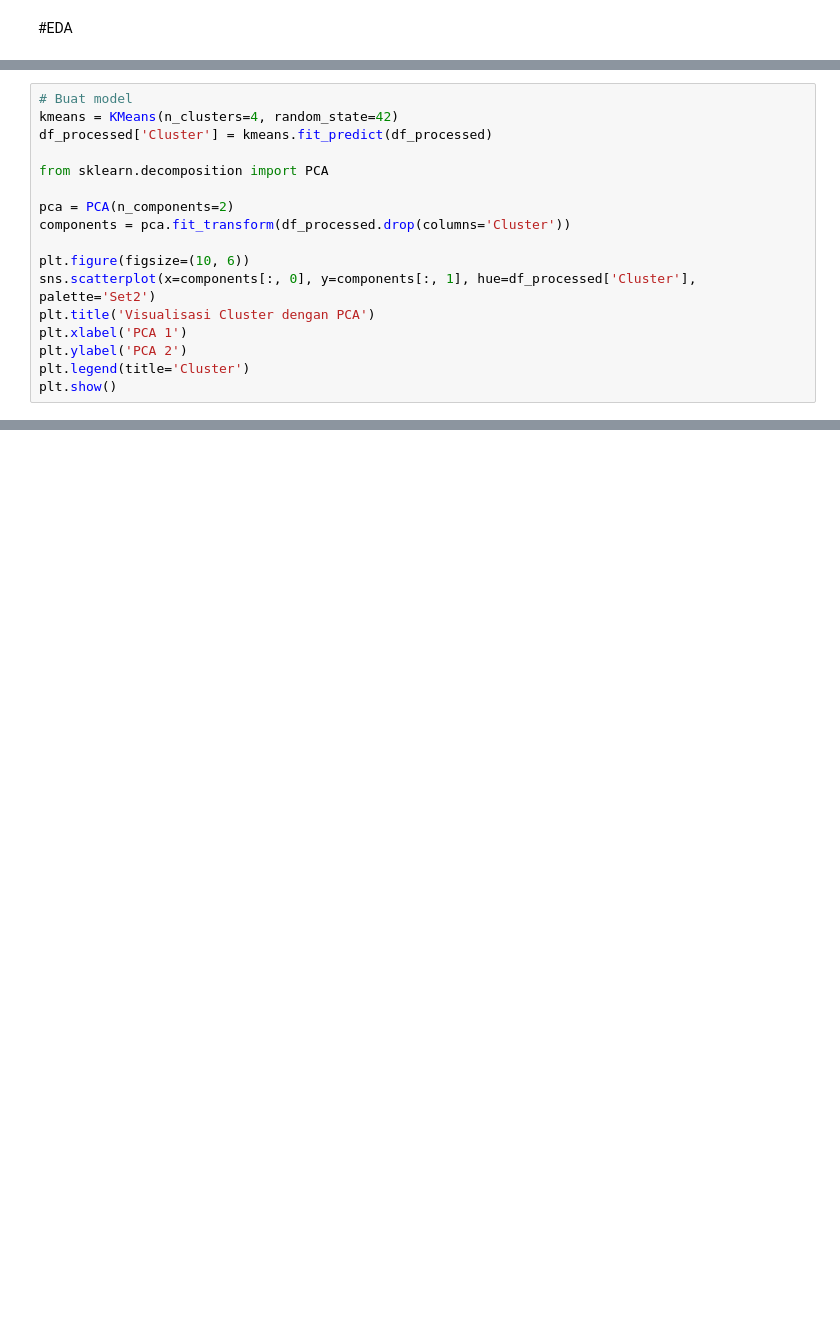
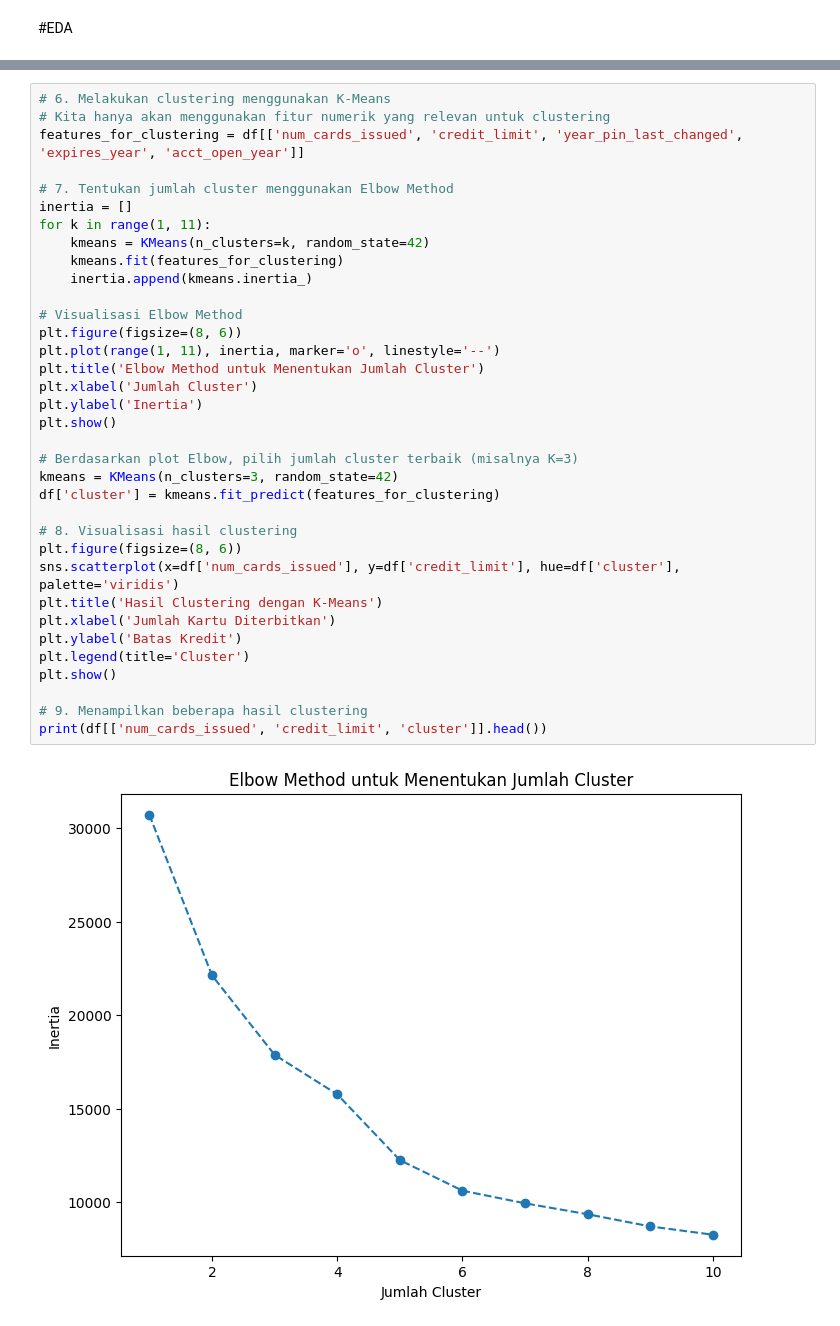
Before and after one commit to ihyaulumuddin044/machineLearning, a Jupyter notebook: prototype_cluster.ipynb, the cells around one changed output, grey strips where cells are left out. Cells and saved outputs as stored; diff of their text form; blank space fills up the shorter version.

```diff
--- a/prototype_cluster.ipynb
+++ b/prototype_cluster.ipynb
@@ -209,17 +150,0 @@ df_processed.head()
-# %%
-# Buat model
-kmeans = KMeans(n_clusters=4, random_state=42)
-df_processed['Cluster'] = kmeans.fit_predict(df_processed)
-
-from sklearn.decomposition import PCA
-
-pca = PCA(n_components=2)
-components = pca.fit_transform(df_processed.drop(columns='Cluster'))
-
-plt.figure(figsize=(10, 6))
-sns.scatterplot(x=components[:, 0], y=components[:, 1], hue=df_processed['Cluster'], palette='Set2')
-plt.title('Visualisasi Cluster dengan PCA')
-plt.xlabel('PCA 1')
-plt.ylabel('PCA 2')
-plt.legend(title='Cluster')
-plt.show()
@@ -326,0 +218,37 @@ plt.show()
+# %%
+# 6. Melakukan clustering menggunakan K-Means
+# Kita hanya akan menggunakan fitur numerik yang relevan untuk clustering
+features_for_clustering = df[['num_cards_issued', 'credit_limit', 'year_pin_last_changed', 'expires_year', 'acct_open_year']]
+
+# 7. Tentukan jumlah cluster menggunakan Elbow Method
+inertia = []
+for k in range(1, 11):
+    kmeans = KMeans(n_clusters=k, random_state=42)
+    kmeans.fit(features_for_clustering)
+    inertia.append(kmeans.inertia_)
+
+# Visualisasi Elbow Method
+plt.figure(figsize=(8, 6))
+plt.plot(range(1, 11), inertia, marker='o', linestyle='--')
+plt.title('Elbow Method untuk Menentukan Jumlah Cluster')
+plt.xlabel('Jumlah Cluster')
+plt.ylabel('Inertia')
+plt.show()
+
+# Berdasarkan plot Elbow, pilih jumlah cluster terbaik (misalnya K=3)
+kmeans = KMeans(n_clusters=3, random_state=42)
+df['cluster'] = kmeans.fit_predict(features_for_clustering)
+
+# 8. Visualisasi hasil clustering
+plt.figure(figsize=(8, 6))
+sns.scatterplot(x=df['num_cards_issued'], y=df['credit_limit'], hue=df['cluster'], palette='viridis')
+plt.title('Hasil Clustering dengan K-Means')
+plt.xlabel('Jumlah Kartu Diterbitkan')
+plt.ylabel('Batas Kredit')
+plt.legend(title='Cluster')
+plt.show()
+
+# 9. Menampilkan beberapa hasil clustering
+print(df[['num_cards_issued', 'credit_limit', 'cluster']].head())
+# %% [output]
+[figure, added]
```
Also changed, not shown: parts of 27 cells of this notebook.
